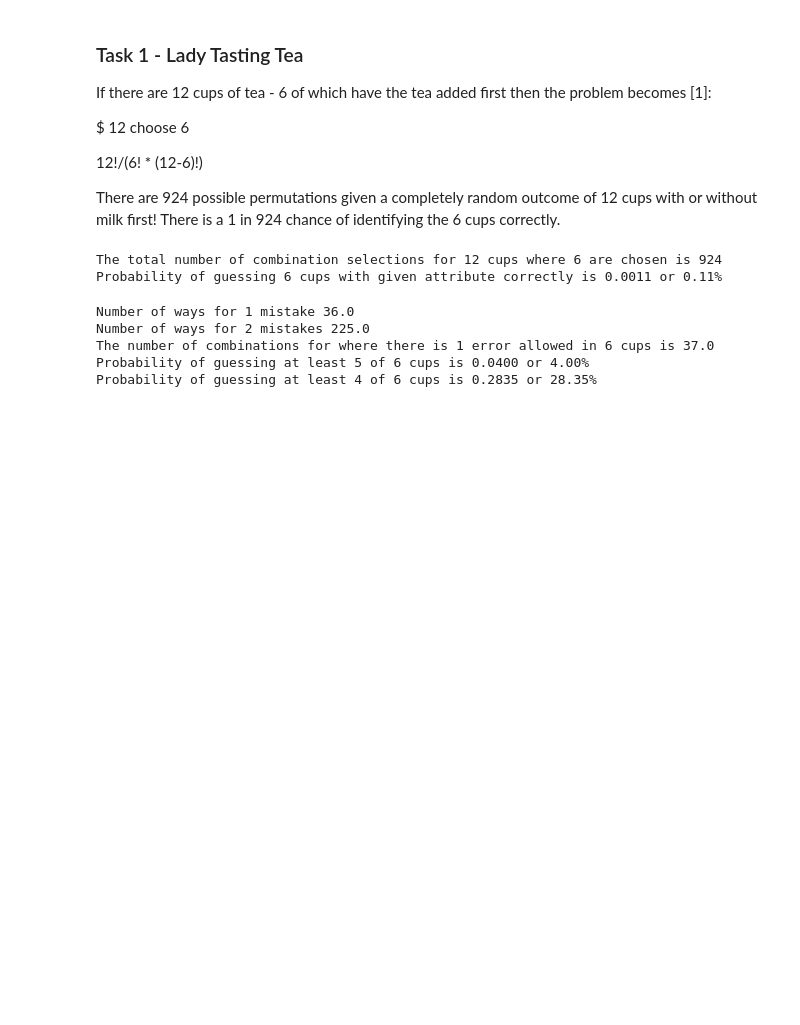
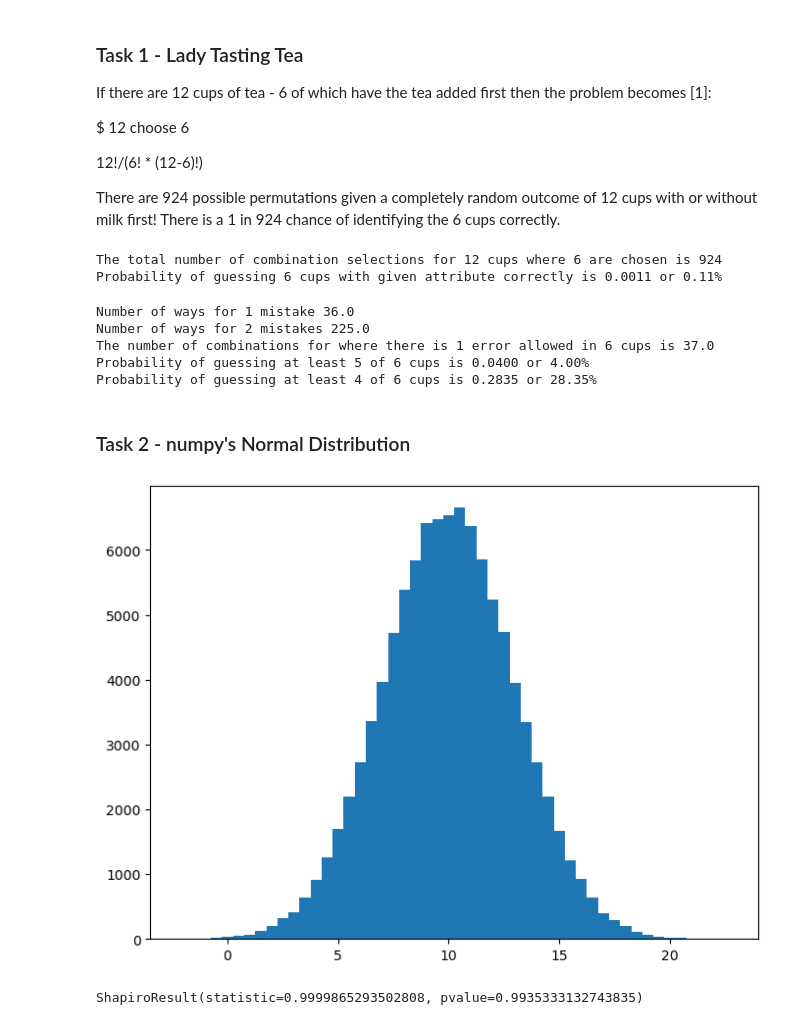
Before and after one commit to Eilis9/applied_statistics, a Jupyter notebook: tasks.ipynb, the cells around one changed output. Saved outputs shown, nothing was run; the diff lists cells and outputs as text; code cells hidden in the pictures; blank space fills up the shorter version.

Commit message:
Start at numpy random and plotting

```diff
--- a/tasks.ipynb
+++ b/tasks.ipynb
@@ -75,3 +75,24 @@ Number of ways for 2 mistakes 225.0
 The number of combinations for where there is 1 error allowed in 6 cups is 37.0
 Probability of guessing at least 5 of 6 cups is 0.0400 or 4.00%
 Probability of guessing at least 4 of 6 cups is 0.2835 or 28.35%
+# %% [markdown]
+### Task 2 - numpy's Normal Distribution
+# %%
+# Generate the random normal distributed data with numpy generator
+
+import numpy as np
+import matplotlib.pyplot as plt
+
+n = 100000
+mean = 10
+st_dev = 3
+
+data = np.random.normal(loc=mean, scale=st_dev, size=n)
+# %% [output]
+[figure, added]
+# %%
+# scipy.stats.shapiro() test
+import scipy
+scipy.stats.shapiro(data)
+# %% [output]
+ShapiroResult(statistic=0.9999865293502808, pvalue=0.9935333132743835)
```
Also changed, not shown: parts of 2 cells of this notebook.
